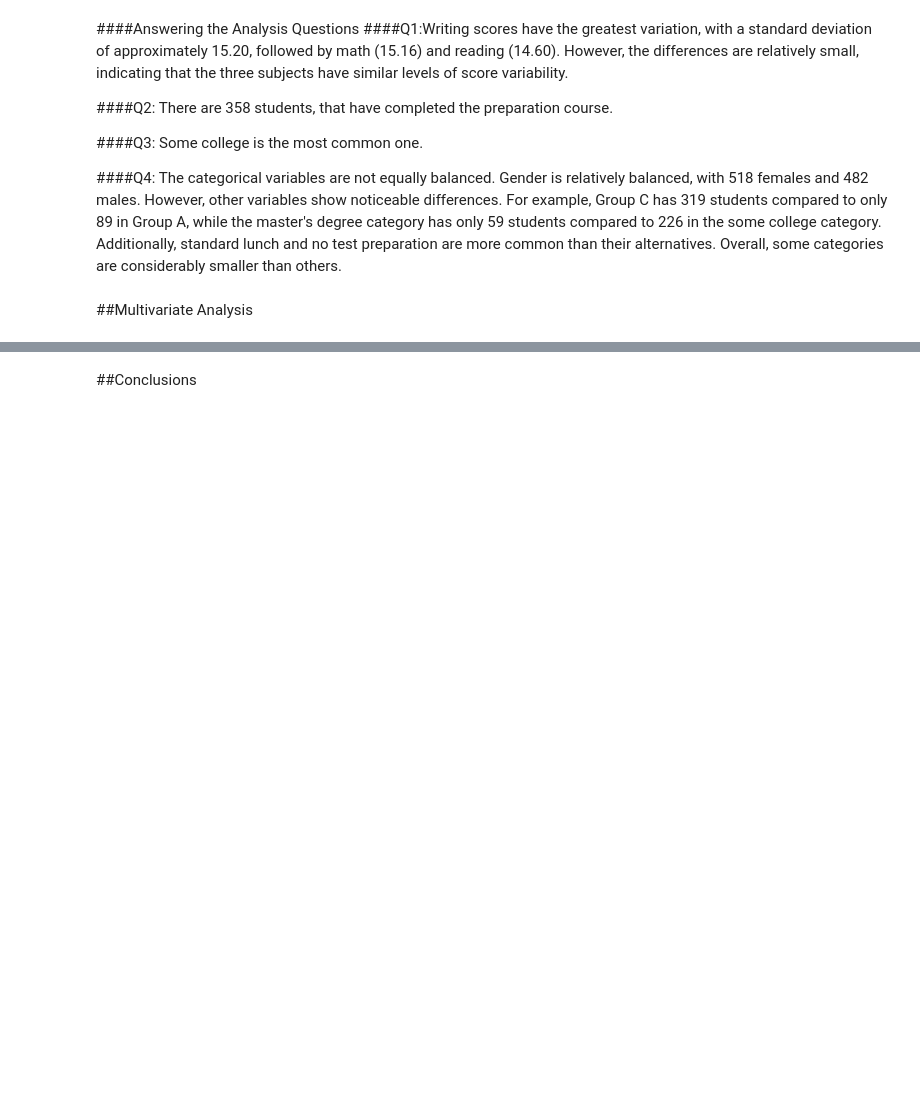
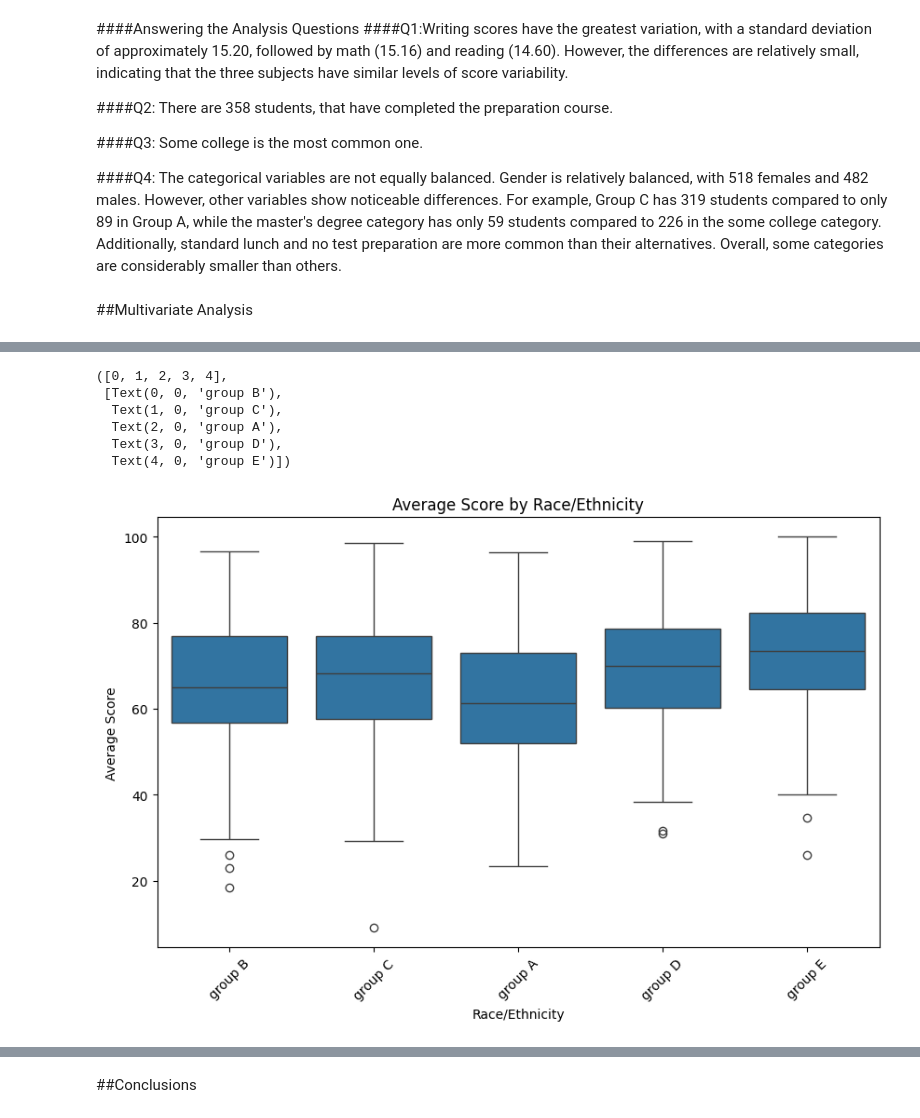
Before and after one commit to YousefHanna20/Student-Performance-EDA, a Jupyter notebook: Student_Performance_EDA.ipynb, the cells around one changed output, grey strips where cells are left out. Cells and saved outputs as stored; diff of their text form; code cells hidden in the pictures; blank space fills up the shorter version.

```diff
--- a/Student_Performance_EDA.ipynb
+++ b/Student_Performance_EDA.ipynb
@@ -386,0 +429,16 @@ Text(0, 0.5, 'Count')
+# %%
+#Boxplot by race_ethnicity
+fig, ax = plt.subplots(figsize = (10,6))
+sns.boxplot(data=df , x = 'race_ethnicity' , y = 'average_score' , ax=ax)
+ax.set_title('Average Score by Race/Ethnicity')
+ax.set_xlabel('Race/Ethnicity')
+ax.set_ylabel('Average Score')
+plt.xticks(rotation = 45)
+# %% [output]
+([0, 1, 2, 3, 4],
+ [Text(0, 0, 'group B'),
+  Text(1, 0, 'group C'),
+  Text(2, 0, 'group A'),
+  Text(3, 0, 'group D'),
+  Text(4, 0, 'group E')])
+[figure, added]
```
Also changed, not shown: parts of 14 cells of this notebook.
